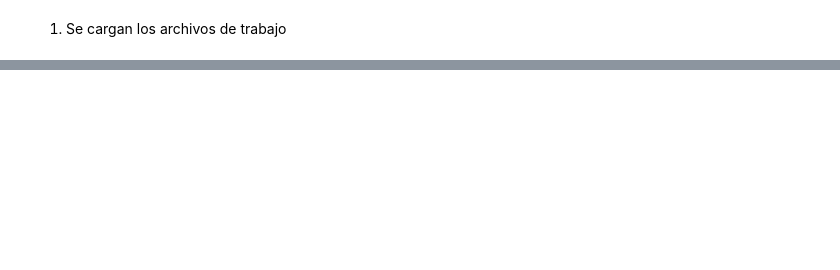
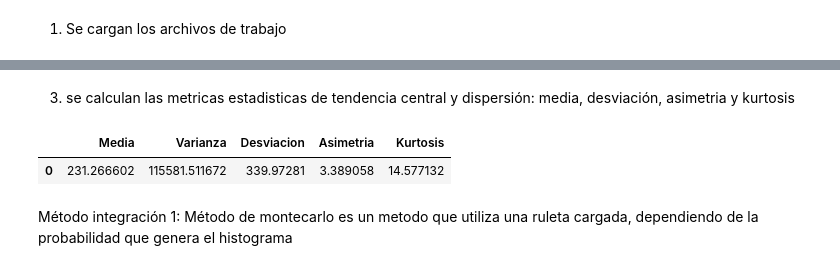
Before and after one commit to paulinamena/Integracion-de-datos-y-prospectiva, a Jupyter notebook: Caracterización_VA_Clase.ipynb, the cells around one changed output, grey strips where cells are left out. Cells and saved outputs as stored; diff of their text form; code cells hidden in the pictures; blank space fills up the shorter version.

```diff
--- a/Caracterización_VA_Clase.ipynb
+++ b/Caracterización_VA_Clase.ipynb
@@ -43,0 +163,29 @@ plt.show()
+# %% [markdown]
+3. se calculan las metricas estadisticas de tendencia central y dispersión: media, desviación, asimetria y kurtosis
+# %%
+from scipy.stats import skew, kurtosis
+#La media
+u=np.mean(LDA)
+var=np.var(LDA)
+sigma=np.std(LDA)
+
+T2=np.array([[u,var,sigma]])
+df2=pd.DataFrame(T2,columns=['Media','Varianza','Desviacion'])
+df2.head(1)
+
+#La Asimetria
+lda_skew= skew(LDA)
+
+#La Kurtosis
+lda_kurtosis= kurtosis(LDA)
+
+df2_temp=df2.copy()
+df2_temp['Asimetria']=lda_skew
+df2_temp['Kurtosis']=lda_kurtosis
+
+display(df2_temp)
+# %% [output]
+|  | Media | Varianza | Desviacion | Asimetria | Kurtosis |
+| 0 | 231.266602 | 115581.511672 | 339.97281 | 3.389058 | 14.577132 |
+# %% [markdown]
+ Método integración 1: Método de montecarlo es un metodo que utiliza una ruleta cargada, dependiendo de la probabilidad que genera el histograma
```
Also changed, not shown: parts of 10 cells of this notebook.
